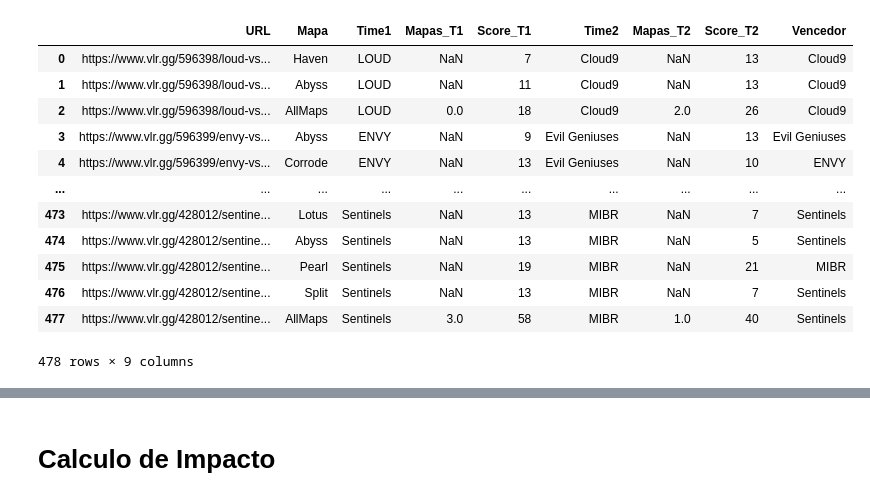
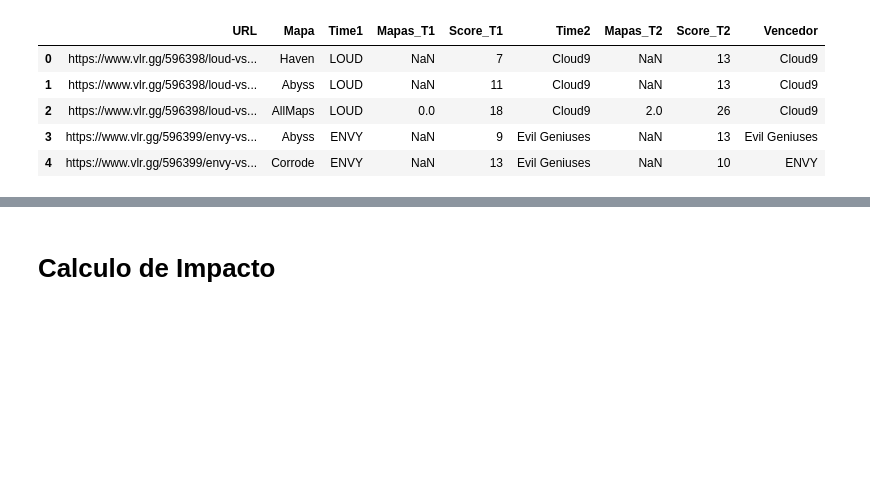
Before and after one commit to GuilhermeGML/Analise-Valorant-ESport, a Jupyter notebook: Jogador por Mapa.ipynb, the cells around one changed output, grey strips where cells are left out. Saved outputs shown, nothing was run; the diff lists cells and outputs as text; code cells hidden in the pictures; blank space fills up the shorter version.

```diff
--- a/Jogador por Mapa.ipynb
+++ b/Jogador por Mapa.ipynb
@@ -6,20 +6,13 @@ import warnings
 warnings.filterwarnings('ignore')
 # %%
 df_placar2 = pd.read_csv("vlr_placar2.csv")
-df_placar2
+df_placar2.head(5)
 # %% [output]
 |  | URL | Mapa | Time1 | Mapas_T1 | Score_T1 | Time2 | Mapas_T2 | Score_T2 | Vencedor |
 | 0 | https://www.vlr.gg/596398/loud-vs... | Haven | LOUD | NaN | 7 | Cloud9 | NaN | 13 | Cloud9 |
 | 1 | https://www.vlr.gg/596398/loud-vs... | Abyss | LOUD | NaN | 11 | Cloud9 | NaN | 13 | Cloud9 |
 | 2 | https://www.vlr.gg/596398/loud-vs... | AllMaps | LOUD | 0.0 | 18 | Cloud9 | 2.0 | 26 | Cloud9 |
 | 3 | https://www.vlr.gg/596399/envy-vs... | Abyss | ENVY | NaN | 9 | Evil Geniuses | NaN | 13 | Evil Geniuses |
 | 4 | https://www.vlr.gg/596399/envy-vs... | Corrode | ENVY | NaN | 13 | Evil Geniuses | NaN | 10 | ENVY |
-| ... | ... | ... | ... | ... | ... | ... | ... | ... | ... |
-| 473 | https://www.vlr.gg/428012/sentine... | Lotus | Sentinels | NaN | 13 | MIBR | NaN | 7 | Sentinels |
-| 474 | https://www.vlr.gg/428012/sentine... | Abyss | Sentinels | NaN | 13 | MIBR | NaN | 5 | Sentinels |
-| 475 | https://www.vlr.gg/428012/sentine... | Pearl | Sentinels | NaN | 19 | MIBR | NaN | 21 | MIBR |
-| 476 | https://www.vlr.gg/428012/sentine... | Split | Sentinels | NaN | 13 | MIBR | NaN | 7 | Sentinels |
-| 477 | https://www.vlr.gg/428012/sentine... | AllMaps | Sentinels | 3.0 | 58 | MIBR | 1.0 | 40 | Sentinels |
-478 rows × 9 columns
 # %%
 df_stats2 = pd.read_csv("vlr_stats2.csv")
```
Also changed, not shown: parts of 24 cells of this notebook, 5 other files.
